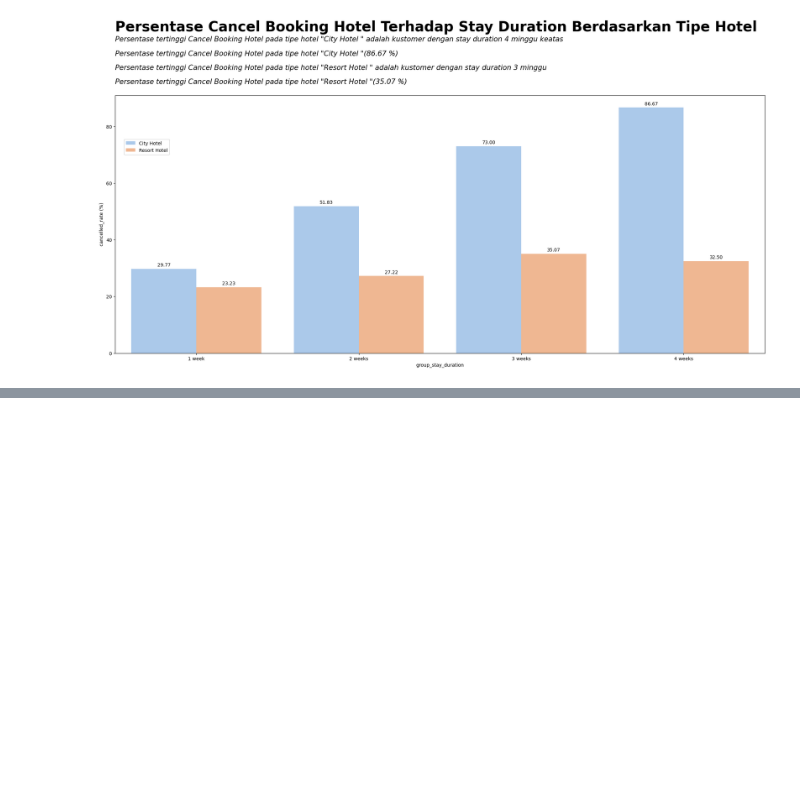
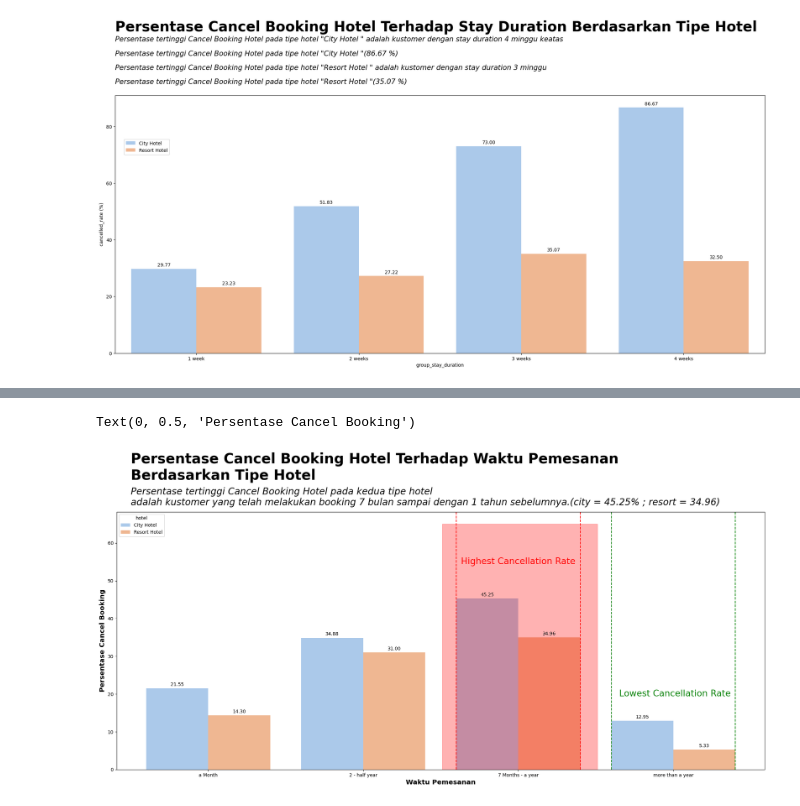
Before and after one commit to masendhy/investigate_hotel_business, a Jupyter notebook: Investigate_Hotel_Business.ipynb, the cells around one changed output, grey strips where cells are left out. Saved outputs shown, nothing was run; the diff lists cells and outputs as text; code cells hidden in the pictures; blank space fills up the shorter version.

Commit message:
cancel booking by lead_time

```diff
--- a/Investigate_Hotel_Business.ipynb
+++ b/Investigate_Hotel_Business.ipynb
@@ -469,0 +499,5 @@ for p in ax.patches:
+# %%
+
+ordered_lead_time  =    ['a Month', '2 - half year', '7 Months - a year', 'more than a year']
+df4['group_lead_time'] = pd.Categorical(df4['group_lead_time'], categories=ordered_lead_time, ordered=True)
+df4.sample()
@@ -469,0 +516,4 @@ for p in ax.patches:
+# %%
+df4_group = df4.groupby(['hotel','group_lead_time','is_canceled']).agg({'customer_type':'count'}).reset_index()
+df4_group.rename(columns={'customer_type':'customer_booking'},inplace=True)
+df4_group.sample(5)
@@ -469,0 +527,7 @@ for p in ax.patches:
+# %%
+# lets pivot hotel and group_lead_time on is_canceled
+df4_group_split = df4_group.pivot_table(index=['hotel','group_lead_time'],
+                                  columns=['is_canceled'],
+                                  values=['customer_booking']).reset_index()
+df4_group_split.columns = ['hotel', 'group_lead_time', 'no_cancelled', 'cancelled']
+df4_group_split.sample(5)
@@ -469,0 +541,4 @@ for p in ax.patches:
+# %%
+# create percentage of cancel booking on group_lead_time
+df4_group_split['cancelled_rate (%)'] = round(df4_group_split['cancelled'] / (df4_group_split['no_cancelled']+ df4_group_split['cancelled'])*100,2)
+df4_group_split.sample(5)
@@ -469,0 +552,27 @@ for p in ax.patches:
+# %%
+# create visualization using barplot
+fig,ax= plt.subplots(figsize=(25,10))
+sns.barplot(x='group_lead_time', y='cancelled_rate (%)', data=df4_group_split,hue='hotel',ax=ax,palette='pastel')
+
+#give annotate
+for p in ax.patches:
+    ax.annotate(format(p.get_height(),'.2f'), (p.get_x() + p.get_width() / 2., p.get_height()), ha = 'center', va = 'center', xytext = (0, 8), textcoords = 'offset points')
+
+#create axvline
+plt.axvline(2.6, ls='--', color='green')
+plt.axvline(3.4, ls='--', color='green')
+plt.text(x=2.65, y=20, s='Lowest Cancellation Rate', fontsize=19,color='green', va='center')
+
+plt.axvline(1.6, ls='--', color='red')
+plt.axvline(2.4, ls='--', color='red')
+plt.text(x=1.63, y=55, s='Highest Cancellation Rate', fontsize=19,color='red', va='center')
+plt.stackplot(np.arange(1.51,2.61), [[65]], color='red', alpha=0.3)
+
+
+plt.text(x=-0.5, y=80, s='Persentase Cancel Booking Hotel Terhadap Waktu Pemesanan\nBerdasarkan Tipe Hotel', fontsize=30,fontweight='bold',va = 'center')
+plt.text(x=-0.5, y=70, s='Persentase tertinggi Cancel Booking Hotel pada kedua tipe hotel\nadalah kustomer yang telah melakukan booking 7 bulan sampai dengan 1 tahun sebelumnya.(city = 45.25% ; resort = 34.96)', fontsize=20, fontstyle='italic')
+plt.xlabel('Waktu Pemesanan', fontsize='x-large',fontweight='bold')
+plt.ylabel('Persentase Cancel Booking', fontsize='x-large',fontweight='bold')
+# %% [output]
+Text(0, 0.5, 'Persentase Cancel Booking')
+[figure, added]
```
Also changed, not shown: parts of 16 cells of this notebook.
